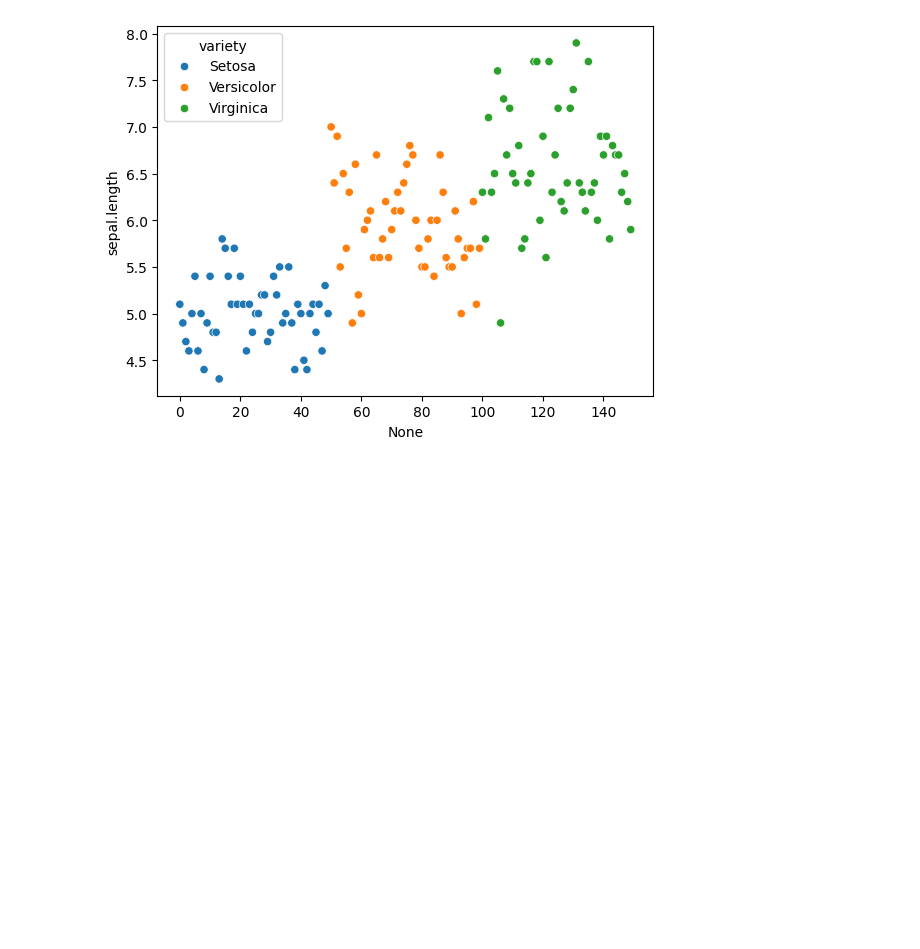
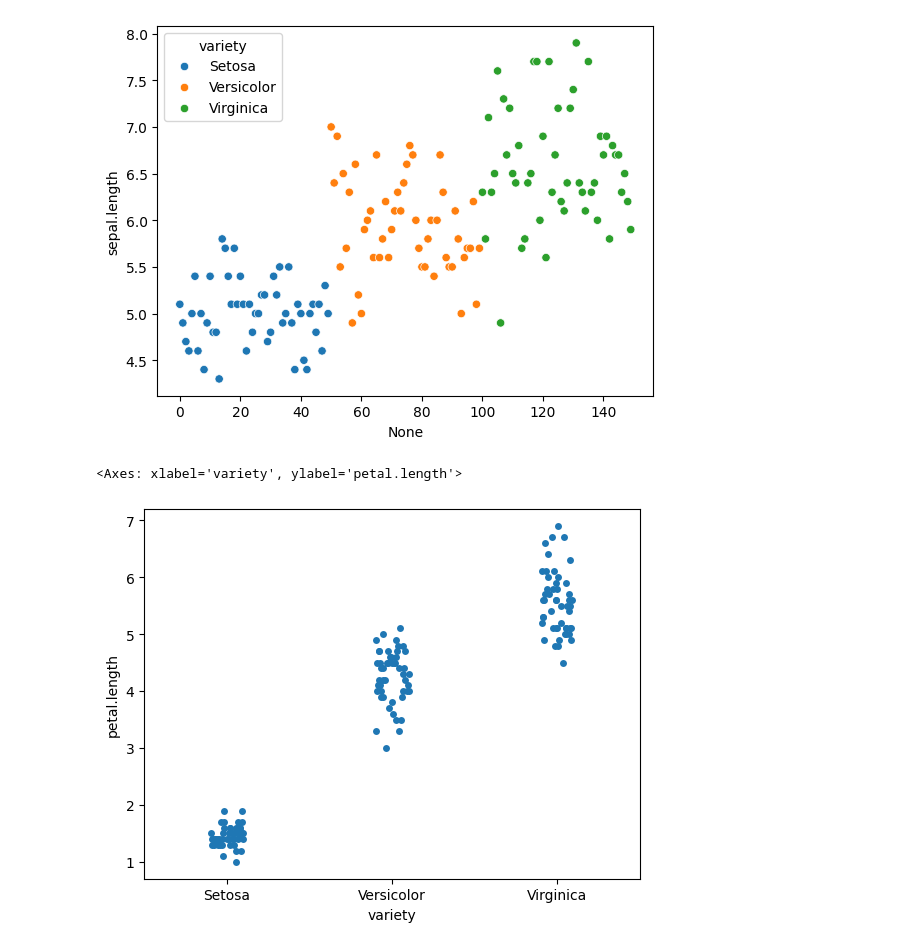
Before and after one commit to samwanyua/Python-Machine-Learning-Tutorial, a Jupyter notebook: Python_for_data_science/notebook.ipynb, the cells around one changed output. Drawn from its saved outputs; the diff is of its cells as text; code cells hidden in the pictures; blank space fills up the shorter version.

```diff
--- a/Python_for_data_science/notebook.ipynb
+++ b/Python_for_data_science/notebook.ipynb
@@ -250,3 +253,8 @@ sns.scatterplot(x=x_axis, y=y_axis, hue=df['variety'])
 # %% [output]
 <Axes: xlabel='None', ylabel='sepal.length'>
 [figure]
+# %%
+sns.stripplot(x='variety', y='petal.length', data=df)
+# %% [output]
+<Axes: xlabel='variety', ylabel='petal.length'>
+[figure, added]
```
Also changed, not shown: parts of 5 cells of this notebook.
